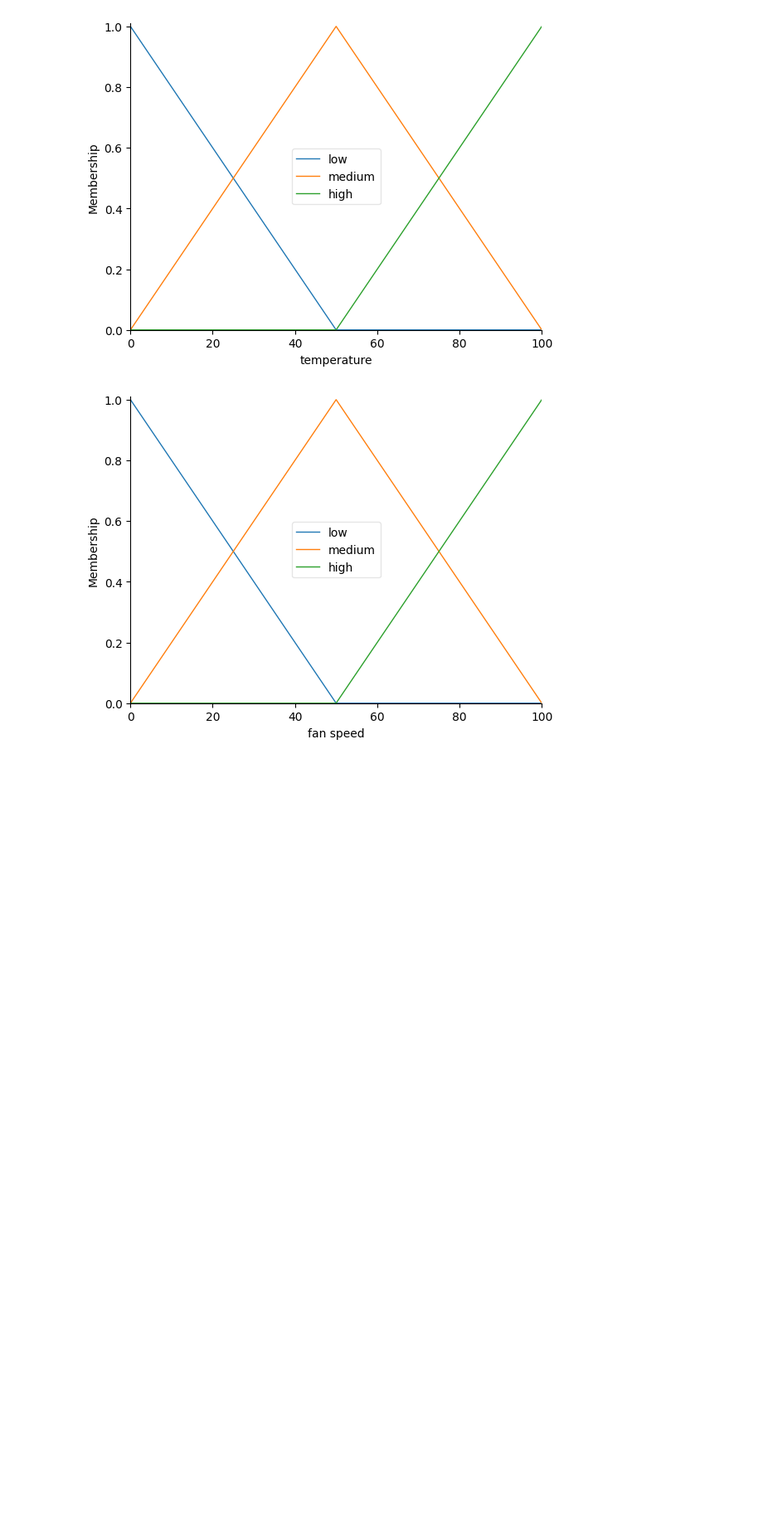
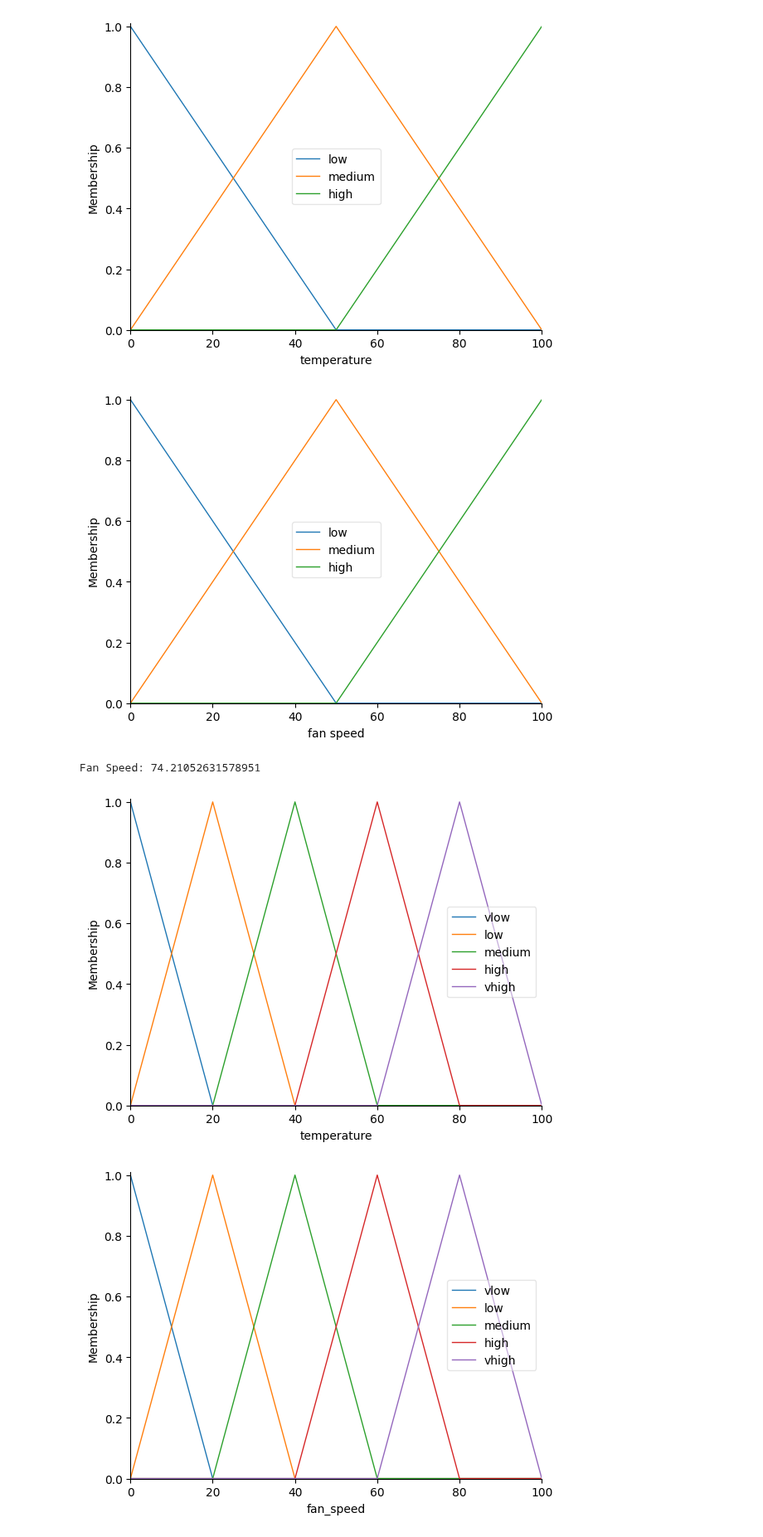
Before and after one commit to yeesem/Soft-Computing, a Jupyter notebook: Soft_Computing_Tutorial_1.ipynb, the cells around one changed output. Shown at 83% size. Drawn from its saved outputs; the diff is of its cells as text; code cells hidden in the pictures; blank space fills up the shorter version.

```diff
--- a/Soft_Computing_Tutorial_1.ipynb
+++ b/Soft_Computing_Tutorial_1.ipynb
@@ -63,3 +63,50 @@ fan_speed.view()
 Fan Speed :  55.95238095238095
 [figure]
 [figure]
+# %%
+# Define Antecedents and Consequents
+temperature = ctrl.Antecedent(np.arange(0, 101, 1), 'temperature')
+fan_speed = ctrl.Consequent(np.arange(0, 101, 1), 'fan_speed')
+
+# Define Membership Functions
+# Experiment with different types and numbers of membership functions
+# Adjust the parameters and types according to the scenario
+temperature['vlow'] = fuzz.trimf(temperature.universe, [0, 0, 20])
+temperature['low'] = fuzz.trimf(temperature.universe, [0, 20, 40])
+temperature['medium'] = fuzz.trimf(temperature.universe, [20, 40, 60])
+temperature['high'] = fuzz.trimf(temperature.universe, [40, 60, 80])
+temperature['vhigh'] = fuzz.trimf(temperature.universe, [60, 80, 100])
+
+fan_speed['vlow'] = fuzz.trimf(fan_speed.universe, [0, 0, 20])
+fan_speed['low'] = fuzz.trimf(fan_speed.universe, [0, 20, 40])
+fan_speed['medium'] = fuzz.trimf(fan_speed.universe, [20, 40, 60])
+fan_speed['high'] = fuzz.trimf(fan_speed.universe, [40, 60, 80])
+fan_speed['vhigh'] = fuzz.trimf(fan_speed.universe, [60, 80, 100])
+
+# Define Rules
+# Define rules based on the new membership functions
+# Experiment with different combinations and numbers of rules
+rule1 = ctrl.Rule(temperature['vlow'], fan_speed['vlow'])
+rule2 = ctrl.Rule(temperature['low'], fan_speed['low'])
+rule3 = ctrl.Rule(temperature['medium'], fan_speed['medium'])
+rule4 = ctrl.Rule(temperature['high'], fan_speed['high'])
+rule5 = ctrl.Rule(temperature['vhigh'], fan_speed['vhigh'])
+
+# Create Control System
+fan_speed_ctrl = ctrl.ControlSystem([rule1, rule2, rule3, rule4, rule5])
+fan_speed_simulator = ctrl.ControlSystemSimulation(fan_speed_ctrl)
+
+# Simulate Fuzzy System
+# Adjust input temperature value according to the scenario
+fan_speed_simulator.input['temperature'] = 75
+fan_speed_simulator.compute()
+print("Fan Speed:", fan_speed_simulator.output['fan_speed'])
+
+# Plot Membership Functions
+# Plot membership functions for both 'temperature' and 'fan_speed' variables
+temperature.view()
+fan_speed.view()
+# %% [output]
+Fan Speed: 74.21052631578951
+[figure, added]
+[figure, added]
```
Also changed, not shown: parts of 4 cells of this notebook.
